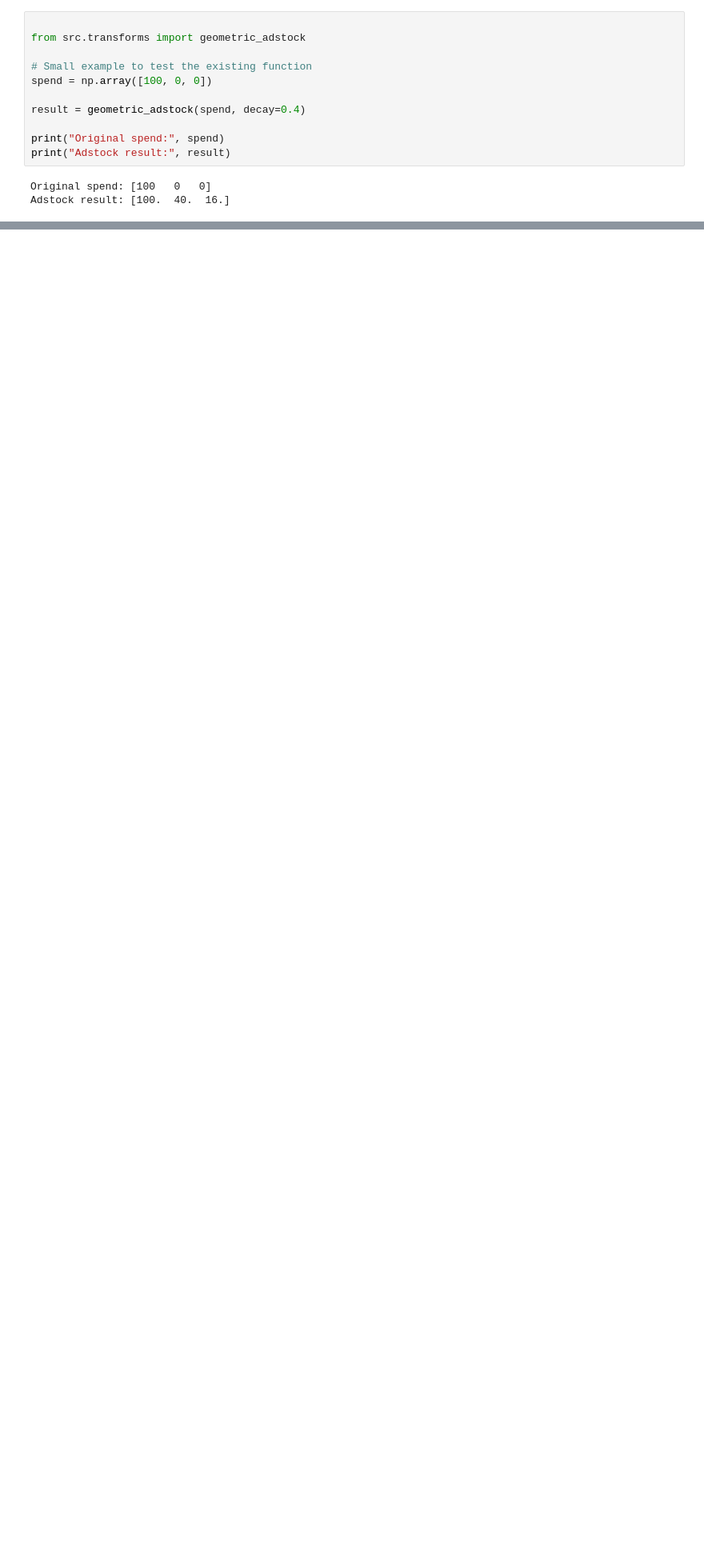
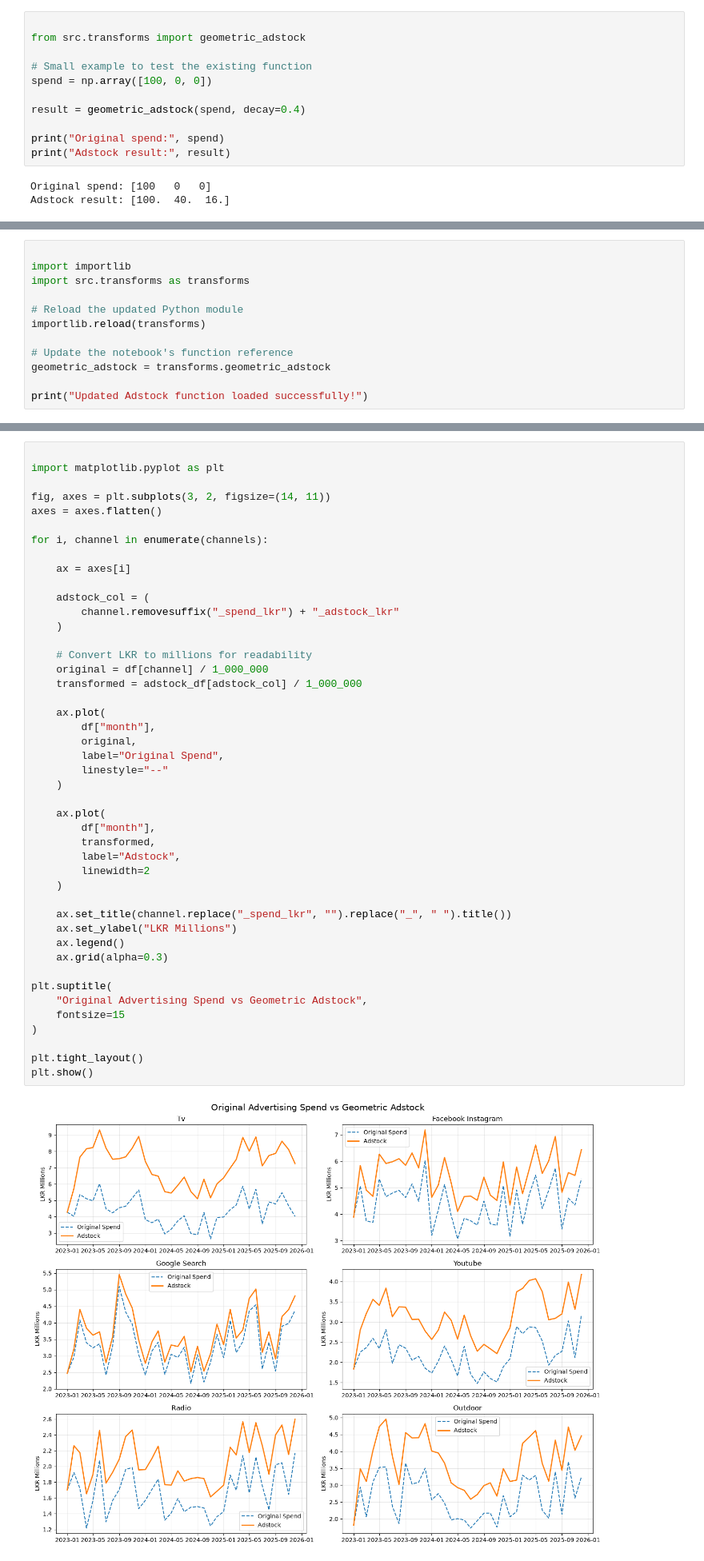
Before and after one commit to IBL11/mmm-budget-optimization, a Jupyter notebook: notebooks/04_transformations.ipynb, the cells around one changed output, grey strips where cells are left out. Shown at 80% size. Cells and saved outputs as stored; diff of their text form; blank space fills up the shorter version.

Commit message:
feat(mmm): implement and validate geometric adstock transformations

```diff
--- a/notebooks/04_transformations.ipynb
+++ b/notebooks/04_transformations.ipynb
@@ -141,0 +144,12 @@ Adstock result: [100.  40.  16.]
+# %%
+
+import importlib
+import src.transforms as transforms
+
+# Reload the updated Python module
+importlib.reload(transforms)
+
+# Update the notebook's function reference
+geometric_adstock = transforms.geometric_adstock
+
+print("Updated Adstock function loaded successfully!")
@@ -141,0 +266,47 @@ Adstock result: [100.  40.  16.]
+# %%
+
+import matplotlib.pyplot as plt
+
+fig, axes = plt.subplots(3, 2, figsize=(14, 11))
+axes = axes.flatten()
+
+for i, channel in enumerate(channels):
+
+    ax = axes[i]
+
+    adstock_col = (
+        channel.removesuffix("_spend_lkr") + "_adstock_lkr"
+    )
+
+    # Convert LKR to millions for readability
+    original = df[channel] / 1_000_000
+    transformed = adstock_df[adstock_col] / 1_000_000
+
+    ax.plot(
+        df["month"],
+        original,
+        label="Original Spend",
+        linestyle="--"
+    )
+
+    ax.plot(
+        df["month"],
+        transformed,
+        label="Adstock",
+        linewidth=2
+    )
+
+    ax.set_title(channel.replace("_spend_lkr", "").replace("_", " ").title())
+    ax.set_ylabel("LKR Millions")
+    ax.legend()
+    ax.grid(alpha=0.3)
+
+plt.suptitle(
+    "Original Advertising Spend vs Geometric Adstock",
+    fontsize=15
+)
+
+plt.tight_layout()
+plt.show()
+# %% [output]
+[figure, added]
```
Also changed, not shown: parts of 5 cells of this notebook, 1 other file.
